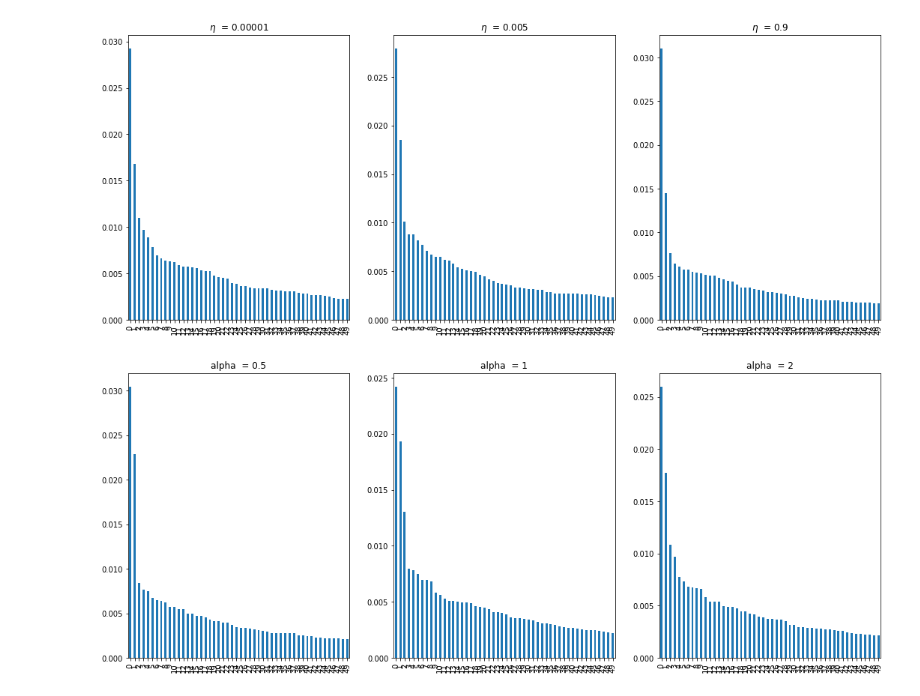
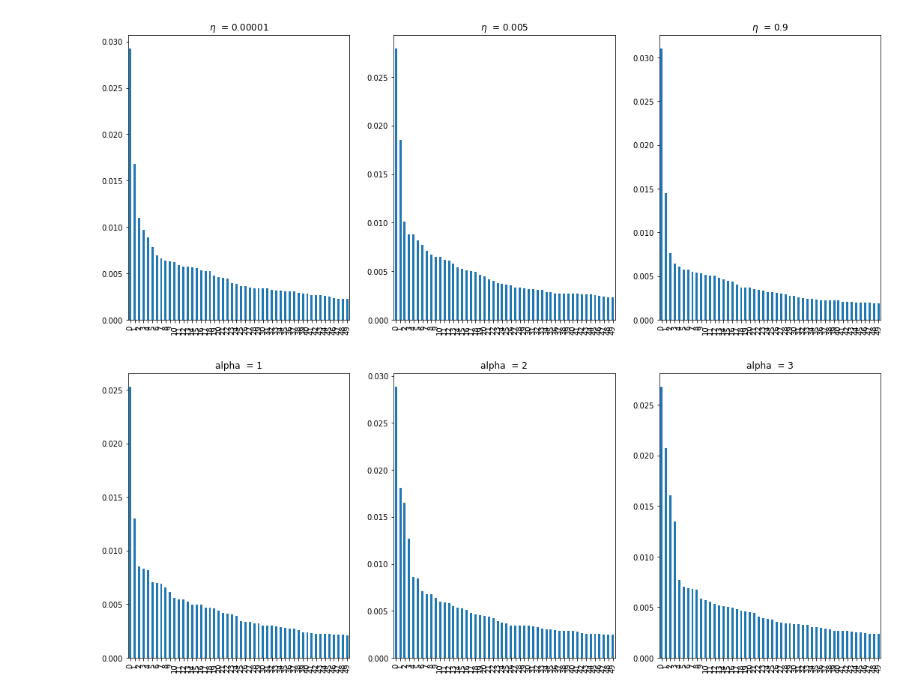
Before and after one commit to xywu-soc/content-analysis-2018, a Jupyter notebook: 3-Clustering-and-Topic-Modeling/3-Clustering-and-Topic-Modeling.ipynb, the cells around one changed output. Cells and saved outputs as stored; diff of their text form; code cells hidden in the pictures.

```diff
--- a/3-Clustering-and-Topic-Modeling/3-Clustering-and-Topic-Modeling.ipynb
+++ b/3-Clustering-and-Topic-Modeling/3-Clustering-and-Topic-Modeling.ipynb
@@ -1459,22 +1474,22 @@ plt.show()
 [figure]
 # %%
 ## Compare different alpha
-music_senlda4 = gensim.models.ldamodel.LdaModel(corpus=music_senmm, id2word=music_d, num_topics=10, alpha=0.5, eta='auto')
-music_senlda5 = gensim.models.ldamodel.LdaModel(corpus=music_senmm, id2word=music_d, num_topics=10, alpha=1, eta='auto')
-music_senlda6 = gensim.models.ldamodel.LdaModel(corpus=music_senmm, id2word=music_d, num_topics=10, alpha=2, eta='auto')
+music_senlda4 = gensim.models.ldamodel.LdaModel(corpus=music_senmm, id2word=music_d, num_topics=10, alpha=1, eta='auto')
+music_senlda5 = gensim.models.ldamodel.LdaModel(corpus=music_senmm, id2word=music_d, num_topics=10, alpha=2, eta='auto')
+music_senlda6 = gensim.models.ldamodel.LdaModel(corpus=music_senmm, id2word=music_d, num_topics=10, alpha=3, eta='auto')
 topic44_df = pandas.DataFrame(music_senlda4.show_topic(1, topn=50))
 topic45_df = pandas.DataFrame(music_senlda5.show_topic(1, topn=50))
 topic46_df = pandas.DataFrame(music_senlda6.show_topic(1, topn=50))
 
 # Plot
 fig, (ax1, ax2, ax3) = plt.subplots(1, 3)
 fig.set_size_inches(18, 7)
-topic44_df.plot.bar(legend = False, ax = ax1, title = 'alpha  = 0.5')
-topic45_df.plot.bar(legend = False, ax = ax2, title = 'alpha  = 1')
-topic46_df.plot.bar(legend = False, ax = ax3, title = 'alpha  = 2')
+topic44_df.plot.bar(legend = False, ax = ax1, title = 'alpha  = 1')
+topic45_df.plot.bar(legend = False, ax = ax2, title = 'alpha  = 2')
+topic46_df.plot.bar(legend = False, ax = ax3, title = 'alpha  = 3')
 plt.show()
 # %% [output]
-[figure, old version]
+[figure, new version]
 # %%
 # Compare different topic numbers
 music_senlda7 = gensim.models.ldamodel.LdaModel(corpus=music_senmm, id2word=music_d, num_topics=10, alpha='auto', eta='auto')
```
Also changed, not shown: parts of 8 cells of this notebook.
